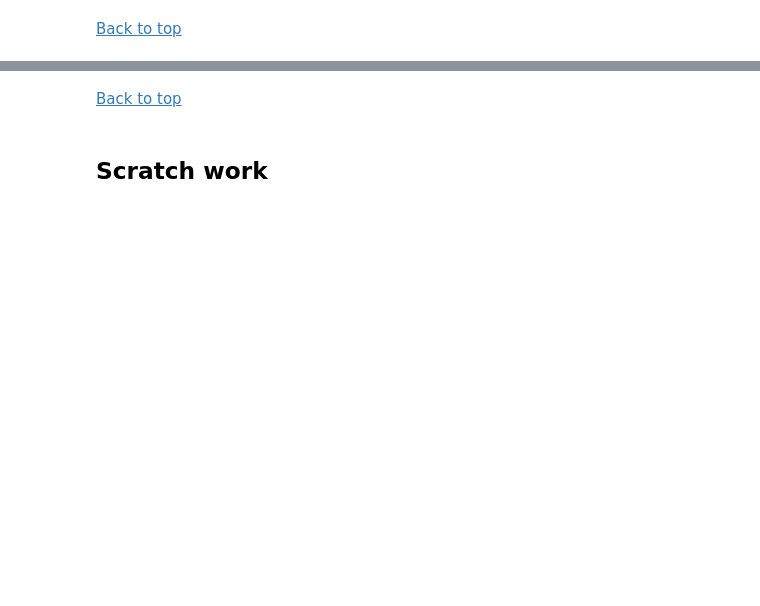
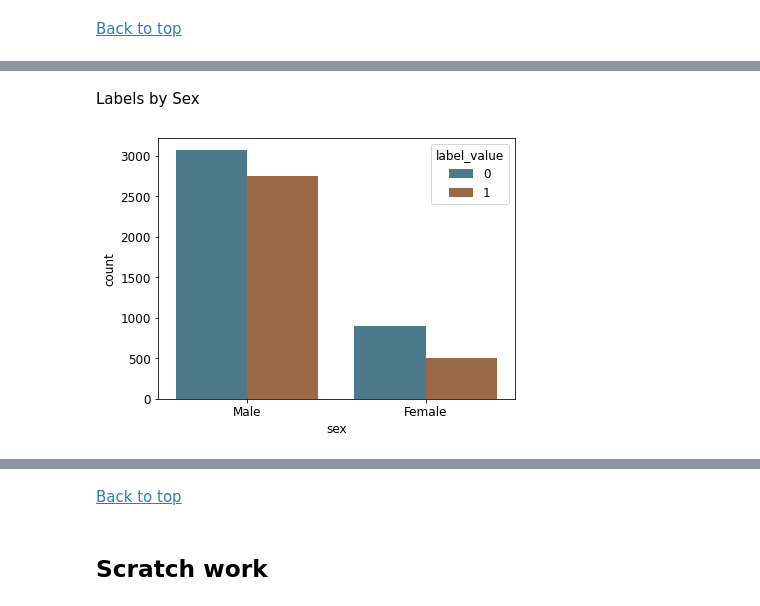
Before and after one commit to carletonlsmith/shapley-values-lunch-learn, a Jupyter notebook: shapley_values_lunch_learn.ipynb, the cells around one changed output, grey strips where cells are left out. Drawn from its saved outputs; the diff is of its cells as text; code cells hidden in the pictures; blank space fills up the shorter version.

```diff
--- a/shapley_values_lunch_learn.ipynb
+++ b/shapley_values_lunch_learn.ipynb
@@ -646,0 +626,9 @@ Fairness and Bias Auditing with [Aequitas](https://github.com/dssg/aequitas/blob
+# %% [markdown]
+Labels by Sex
+# %%
+label_by_sex = sns.countplot(
+    x="sex", hue="label_value",
+    data=df, palette=aq_palette
+)
+# %% [output]
+[figure, added]
```
Also changed, not shown: parts of 43 cells of this notebook, 2 other files.
